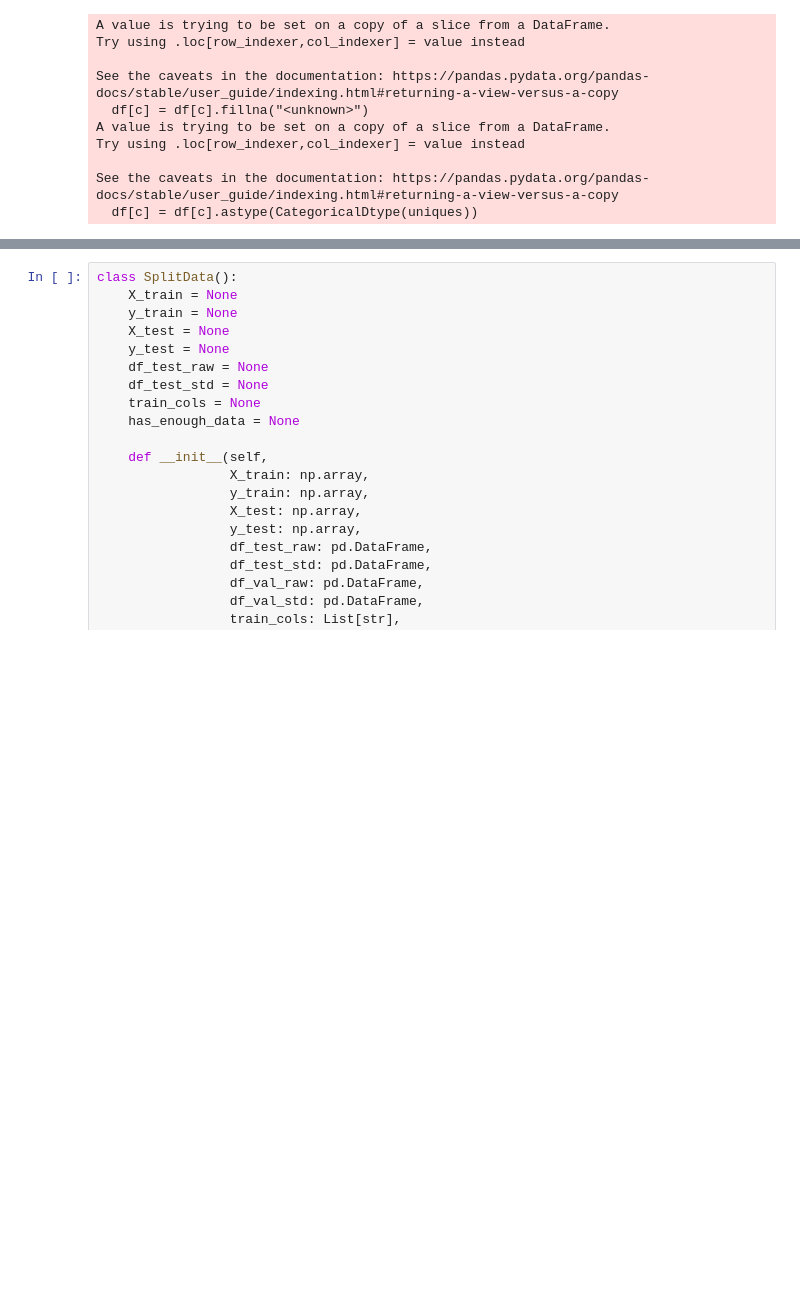
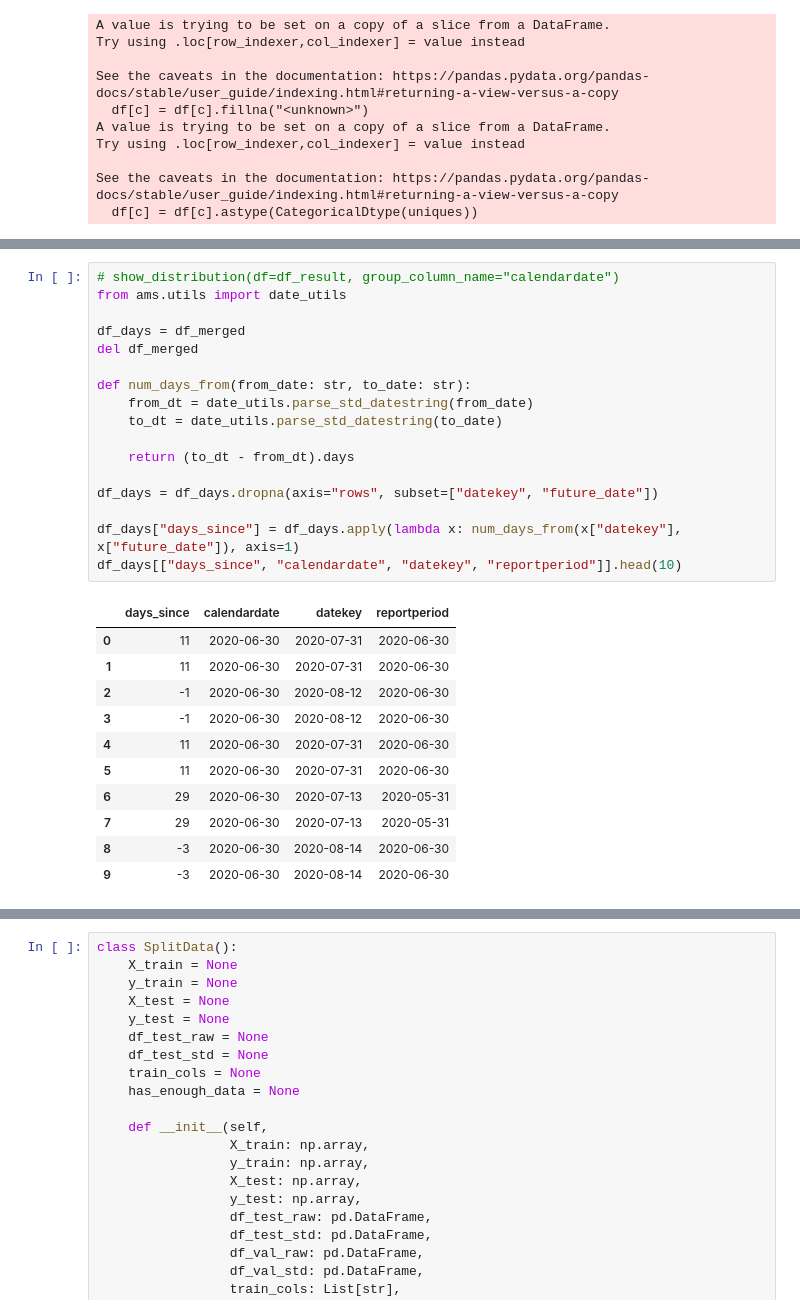
Before and after one commit to fletch22/alpha_media_signal, a Jupyter notebook: ams/notebooks/twitter/4-twitter_ml.ipynb, the cells around one changed output, grey strips where cells are left out. Drawn from its saved outputs; the diff is of its cells as text; blank space fills up the shorter version.

```diff
--- a/ams/notebooks/twitter/4-twitter_ml.ipynb
+++ b/ams/notebooks/twitter/4-twitter_ml.ipynb
@@ -174,0 +258,29 @@ Wall time: 284 ms
+# %%
+# show_distribution(df=df_result, group_column_name="calendardate")
+from ams.utils import date_utils
+
+df_days = df_merged
+del df_merged
+
+def num_days_from(from_date: str, to_date: str):
+    from_dt = date_utils.parse_std_datestring(from_date)
+    to_dt = date_utils.parse_std_datestring(to_date)
+
+    return (to_dt - from_dt).days
+
+df_days = df_days.dropna(axis="rows", subset=["datekey", "future_date"])
+
+df_days["days_since"] = df_days.apply(lambda x: num_days_from(x["datekey"], x["future_date"]), axis=1)
+df_days[["days_since", "calendardate", "datekey", "reportperiod"]].head(10)
+# %% [output]
+|  | days_since | calendardate | datekey | reportperiod |
+| 0 | 11 | 2020-06-30 | 2020-07-31 | 2020-06-30 |
+| 1 | 11 | 2020-06-30 | 2020-07-31 | 2020-06-30 |
+| 2 | -1 | 2020-06-30 | 2020-08-12 | 2020-06-30 |
+| 3 | -1 | 2020-06-30 | 2020-08-12 | 2020-06-30 |
+| 4 | 11 | 2020-06-30 | 2020-07-31 | 2020-06-30 |
+| 5 | 11 | 2020-06-30 | 2020-07-31 | 2020-06-30 |
+| 6 | 29 | 2020-06-30 | 2020-07-13 | 2020-05-31 |
+| 7 | 29 | 2020-06-30 | 2020-07-13 | 2020-05-31 |
+| 8 | -3 | 2020-06-30 | 2020-08-14 | 2020-06-30 |
+| 9 | -3 | 2020-06-30 | 2020-08-14 | 2020-06-30 |
```
Also changed, not shown: parts of 47 cells of this notebook, 32 other files.
